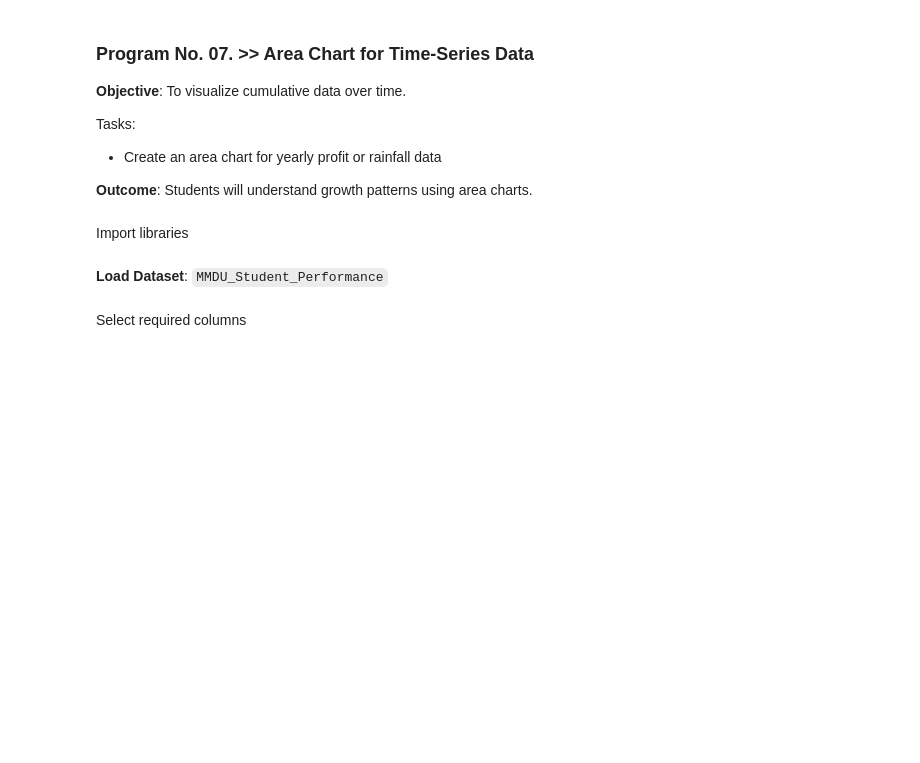
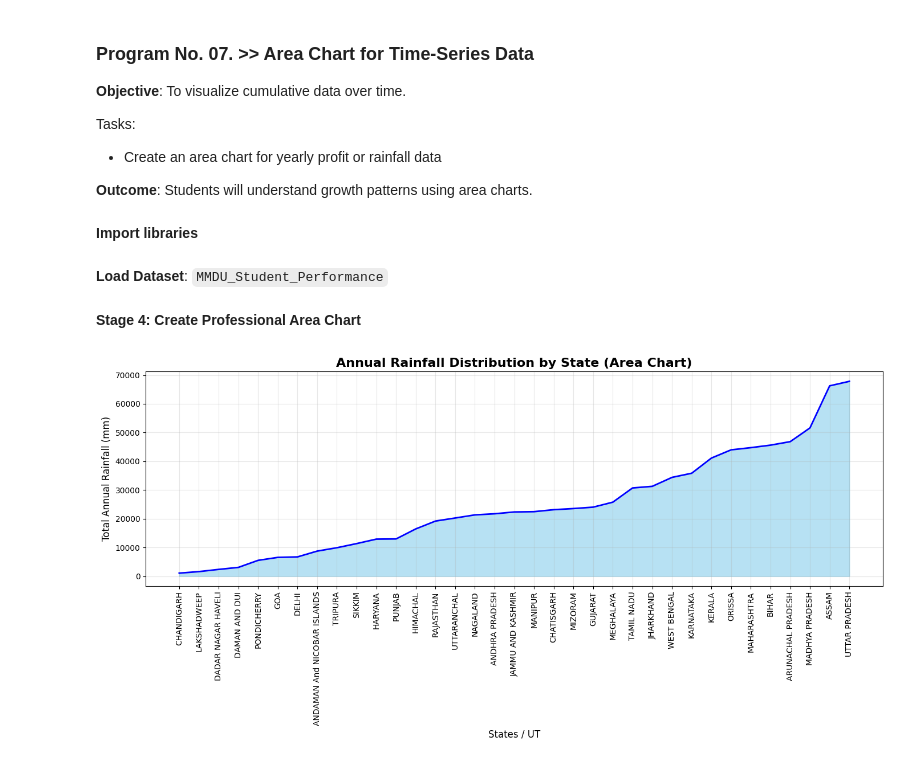
Before and after one commit to DearPratipal/BCA-6th-Semester-Data-Science-MMDU, a Jupyter notebook: BCA-609_Data_Visualization_Lab - Dr. Chetna Thakur/Practical_Resource_Code/Practical_07_1323607.ipynb, the cells around one changed output. Saved outputs shown, nothing was run; the diff lists cells and outputs as text; code cells hidden in the pictures; blank space fills up the shorter version.

```diff
--- a/BCA-609_Data_Visualization_Lab - Dr. Chetna Thakur/Practical_Resource_Code/Practical_07_1323607.ipynb
+++ b/BCA-609_Data_Visualization_Lab - Dr. Chetna Thakur/Practical_Resource_Code/Practical_07_1323607.ipynb
@@ -7,7 +7,7 @@ Tasks:
 
 **Outcome**: Students will understand growth patterns using area charts.
 # %% [markdown]
-Import libraries
+**Import libraries**
 # %%
 # Tool: Python (Matplotlib)
 import pandas as pd
@@ -16,10 +16,47 @@ import matplotlib.pyplot as plt
 **Load Dataset**: `MMDU_Student_Performance`
 # %%
 # Load dataset
-df = pd.read_csv("MMDU_Student_Performance.csv")
+df = pd.read_csv("district wise rainfall normal.csv")
+
+# Clean column names (remove extra spaces if any)
+df.columns = df.columns.str.strip()
+
+# Group by State and calculate total annual rainfall
+state_rainfall = df.groupby("STATE_UT_NAME")["ANNUAL"].sum().sort_values()
+
+# Convert to DataFrame
+state_rainfall = state_rainfall.reset_index()
 # %% [markdown]
-Select required columns
+**Stage 4: Create Professional Area Chart**
 # %%
-# Select required columns
-data = df[['academic_year', 'percentage']]
+# Set figure size
+plt.figure(figsize=(14, 7))
+
+# Create area chart
+plt.fill_between(
+    state_rainfall["STATE_UT_NAME"],
+    state_rainfall["ANNUAL"],
+    color="skyblue",
+    alpha=0.6
+)
+
+# Add line for clarity
+plt.plot(
+    state_rainfall["STATE_UT_NAME"],
+    state_rainfall["ANNUAL"],
+    color="blue",
+    linewidth=2
+)
+
+# Formatting
+plt.xticks(rotation=90)
+plt.title("Annual Rainfall Distribution by State (Area Chart)", fontsize=16, fontweight='bold')
+plt.xlabel("States / UT", fontsize=12)
+plt.ylabel("Total Annual Rainfall (mm)", fontsize=12)
+plt.grid(alpha=0.3)
+
+plt.tight_layout()
+plt.show()
+# %% [output]
+[figure, added]
 # %% [markdown]
```
Also changed, not shown: parts of 8 cells of this notebook, 20 other files.
